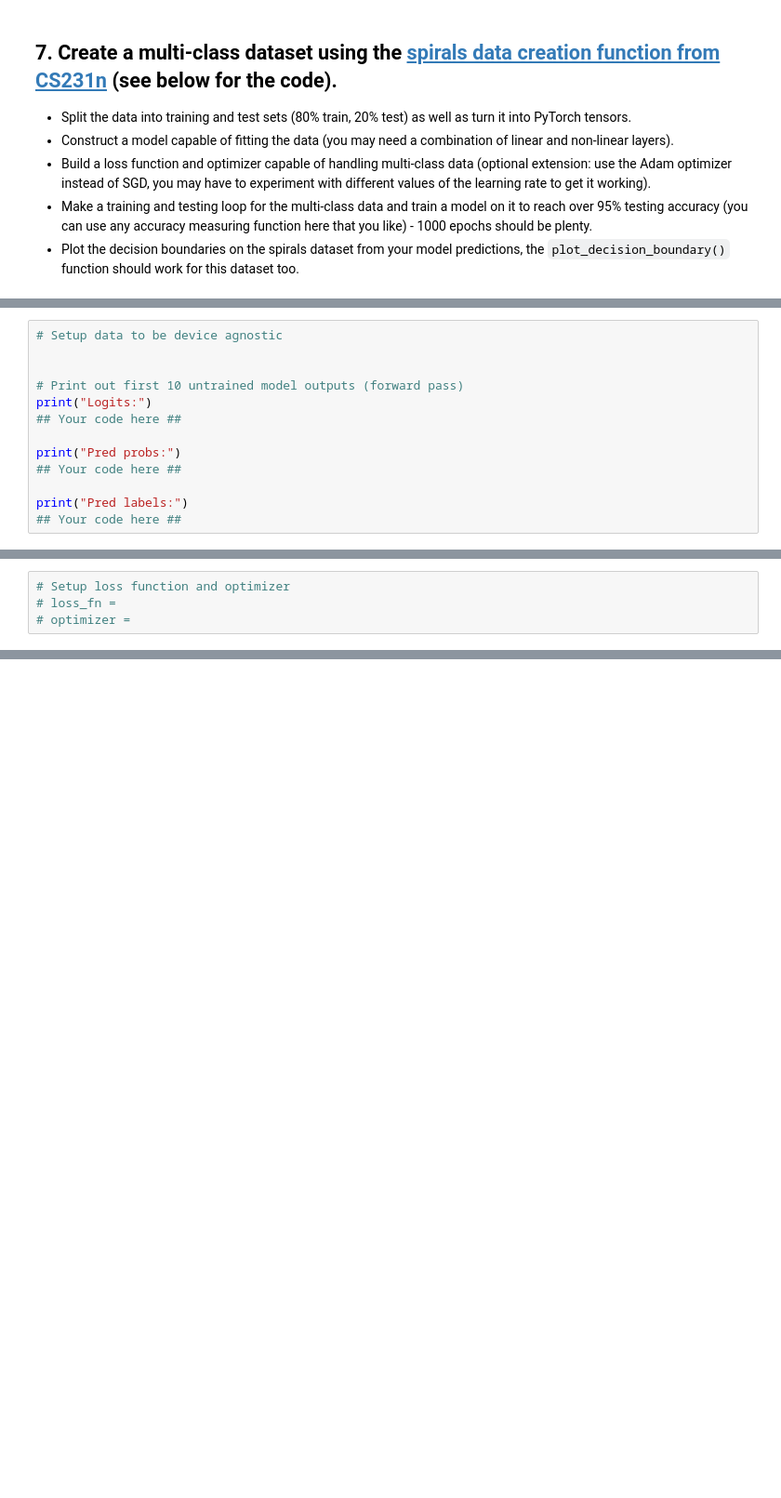
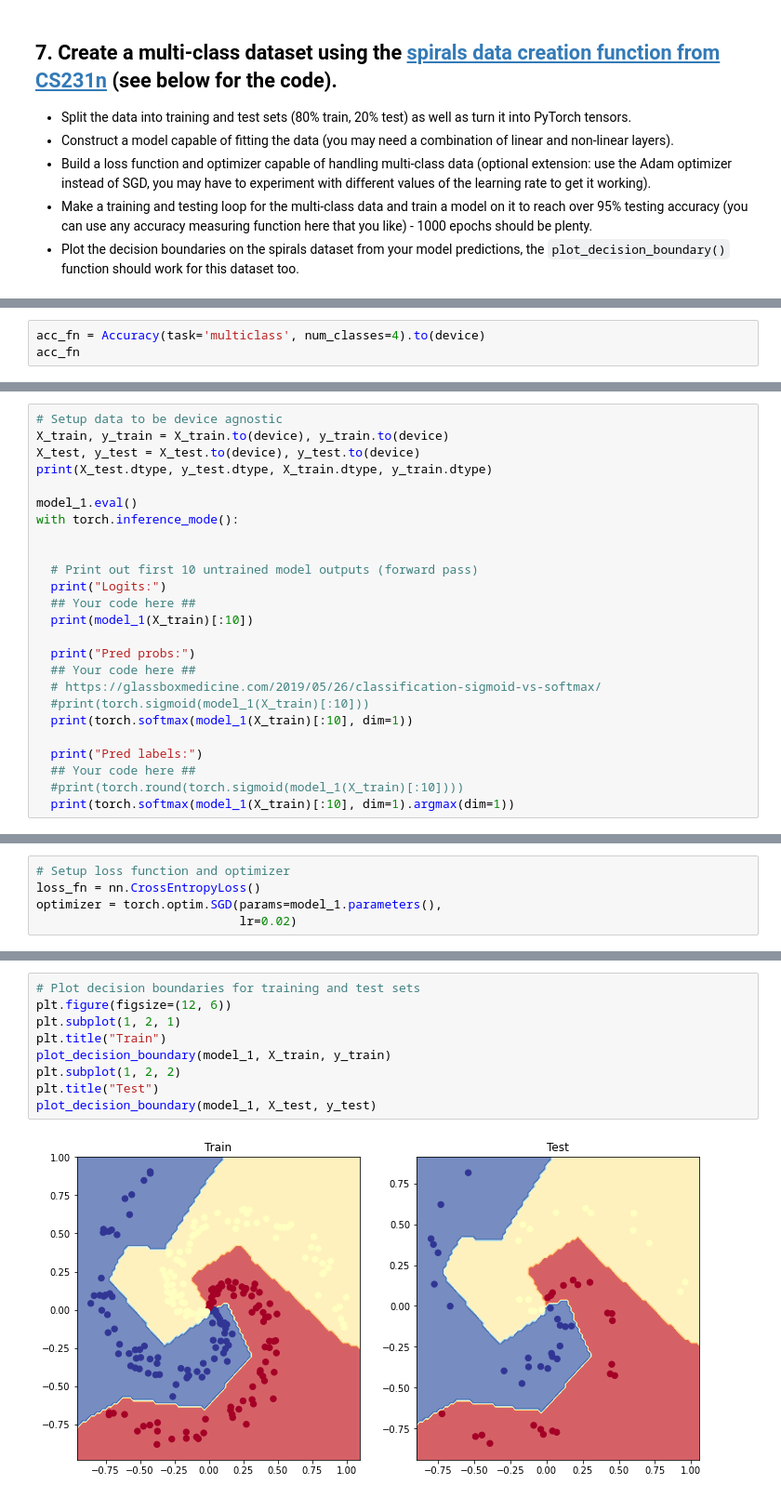
Before and after one commit to chriswilson2020/PyTorchCoLab, a Jupyter notebook: 02_pytorch_classification_exercises.ipynb, the cells around one changed output, grey strips where cells are left out. Shown at 93% size. Saved outputs shown, nothing was run; the diff lists cells and outputs as text; blank space fills up the shorter version.

```diff
--- a/02_pytorch_classification_exercises.ipynb
+++ b/02_pytorch_classification_exercises.ipynb
@@ -389,0 +387,3 @@ from torchmetrics import Accuracy
+# %%
+acc_fn = Accuracy(task='multiclass', num_classes=4).to(device)
+acc_fn
@@ -390,14 +420,26 @@ from torchmetrics import Accuracy
 # %%
 # Setup data to be device agnostic
+X_train, y_train = X_train.to(device), y_train.to(device)
+X_test, y_test = X_test.to(device), y_test.to(device)
+print(X_test.dtype, y_test.dtype, X_train.dtype, y_train.dtype)
+
+model_1.eval()
+with torch.inference_mode():
 
 
-# Print out first 10 untrained model outputs (forward pass)
-print("Logits:")
-## Your code here ##
+  # Print out first 10 untrained model outputs (forward pass)
+  print("Logits:")
+  ## Your code here ##
+  print(model_1(X_train)[:10])
 
-print("Pred probs:")
-## Your code here ##
+  print("Pred probs:")
+  ## Your code here ##
+  # https://glassboxmedicine.com/2019/05/26/classification-sigmoid-vs-softmax/
+  #print(torch.sigmoid(model_1(X_train)[:10]))
+  print(torch.softmax(model_1(X_train)[:10], dim=1))
 
-print("Pred labels:")
-## Your code here ##
+  print("Pred labels:")
+  ## Your code here ##
+  #print(torch.round(torch.sigmoid(model_1(X_train)[:10])))
+  print(torch.softmax(model_1(X_train)[:10], dim=1).argmax(dim=1))
 # %% [output]
@@ -407,4 +463,5 @@ Pred labels:
 # %%
 # Setup loss function and optimizer
-# loss_fn =
-# optimizer =
+loss_fn = nn.CrossEntropyLoss()
+optimizer = torch.optim.SGD(params=model_1.parameters(),
+                            lr=0.02)
@@ -443,0 +562,11 @@ Pred labels:
+# %%
+# Plot decision boundaries for training and test sets
+plt.figure(figsize=(12, 6))
+plt.subplot(1, 2, 1)
+plt.title("Train")
+plot_decision_boundary(model_1, X_train, y_train)
+plt.subplot(1, 2, 2)
+plt.title("Test")
+plot_decision_boundary(model_1, X_test, y_test)
+# %% [output]
+[figure, added]
```
Also changed, not shown: parts of 15 cells of this notebook.
